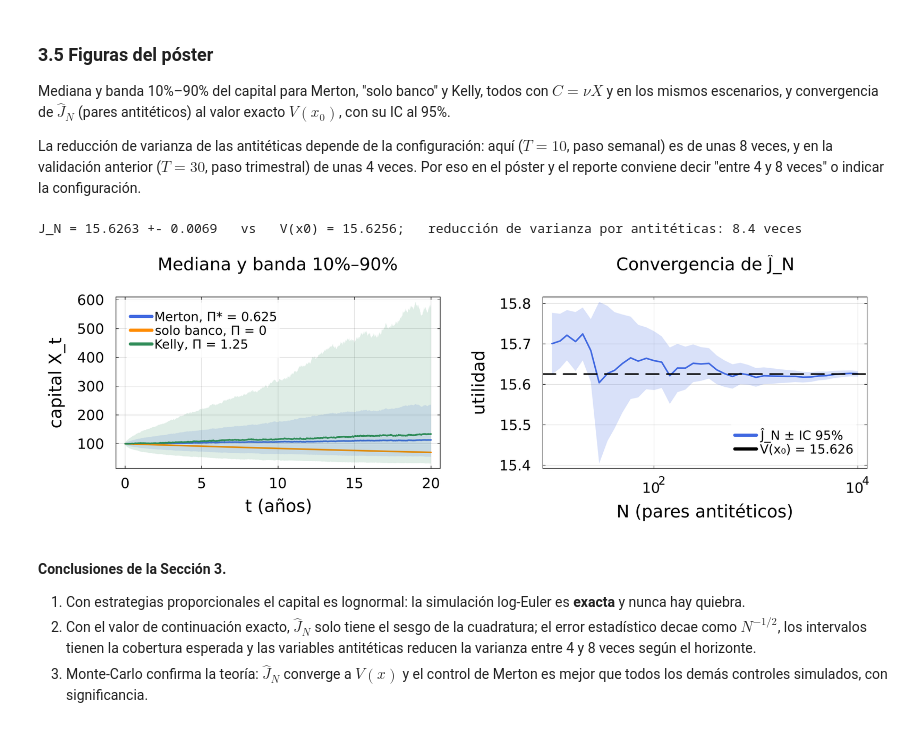
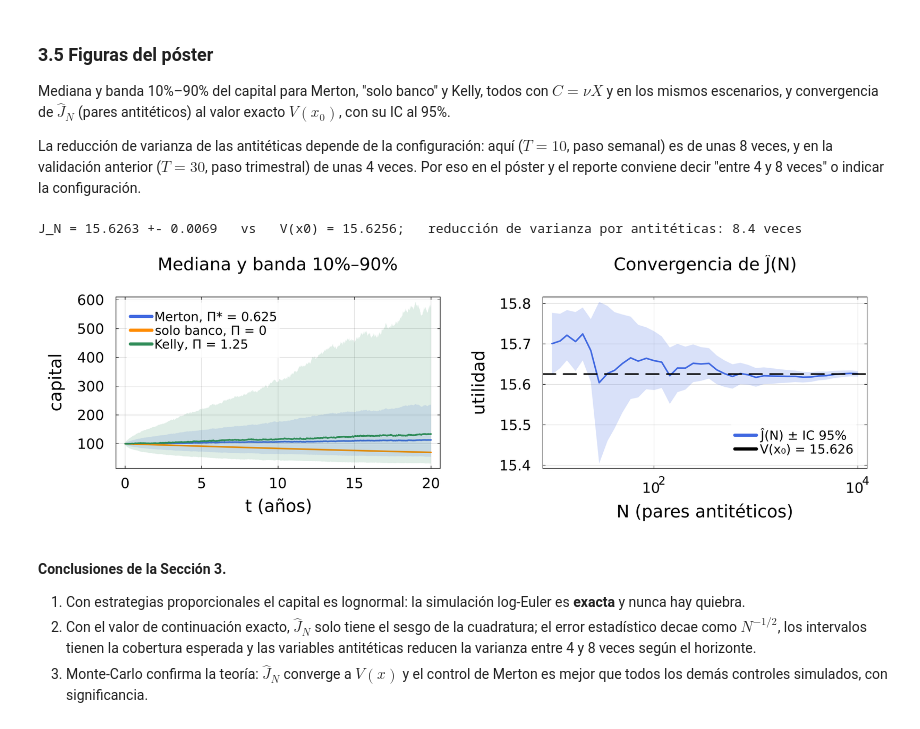
Before and after one commit to BonnieLagosGuerra/Problema-de-Merton-y-utilidad-CRRA, a Jupyter notebook: merton.ipynb, the cells around one changed output. Saved outputs shown, nothing was run; the diff lists cells and outputs as text; code cells hidden in the pictures.

```diff
--- a/merton.ipynb
+++ b/merton.ipynb
@@ -433,37 +433,37 @@ La reducción de varianza de las antitéticas depende de la configuración: aqu
 let
     Random.seed!(50)
     # (a) trayectorias con el esquema exacto, mismos escenarios para los tres controles
     T, h, N = 20.0, 1/52, 2000
     K = round(Int, T/h); t = h .* (0:K)
     Z = randn(K, N)
-    pa = plot(xlabel="t (años)", ylabel="capital X_t", title="Mediana y banda 10%–90%", legend=:topleft)
+    pa = plot(xlabel="t (años)", ylabel="capital", title="Mediana y banda 10%–90%", legend=:topleft)
     for (nombre, Pi, col) in [("Merton, Π* = 0.625", Pim, :royalblue), ("solo banco, Π = 0", 0.0, :darkorange),
                               ("Kelly, Π = 1.25", 2Pim, :seagreen)]
         X = simular_exacto(Pi, nu, Z, h)
         q = [quantile(X[k, :], [0.1, 0.5, 0.9]) for k in 1:K+1]
         med = getindex.(q, 2)
         plot!(pa, t, med, ribbon=(med .- getindex.(q, 1), getindex.(q, 3) .- med), fillalpha=0.15, color=col, label=nombre)
     end
     guardar(pa, "mc_trayectorias")
 
     # (b) convergencia de J_N con pares antitéticos (Prop. 3.4)
     T, h, N = 10.0, 1/52, 10_000
     Z = randn(round(Int, T/h), N)
     Y1 = utilidad_mc(Pim, nu, Z, h); Y2 = utilidad_mc(Pim, nu, -Z, h)
     Yp = (Y1 .+ Y2) ./ 2
     Ns = unique(round.(Int, exp10.(range(1, log10(N), length=40))))
     m = [mean(Yp[1:n]) for n in Ns]; s = [1.96*std(Yp[1:n])/sqrt(n) for n in Ns]
-    pb = plot(Ns, m, ribbon=s, fillalpha=0.2, color=:royalblue, xscale=:log10, label="Ĵ_N ± IC 95%",
-              xlabel="N (pares antitéticos)", ylabel="utilidad", title="Convergencia de Ĵ_N", legend=:bottomright)
+    pb = plot(Ns, m, ribbon=s, fillalpha=0.2, color=:royalblue, xscale=:log10, label="Ĵ(N) ± IC 95%",
+              xlabel="N (pares antitéticos)", ylabel="utilidad", title="Convergencia de Ĵ(N)", legend=:bottomright)
     hline!(pb, [V(par.x0)], ls=:dash, color=:black, label=@sprintf("V(x₀) = %.3f", V(par.x0)))
     guardar(pb, "mc_convergencia")
     @printf("J_N = %.4f +- %.4f   vs   V(x0) = %.4f;   reducción de varianza por antitéticas: %.1f veces\n",
             m[end], s[end], V(par.x0), (var(Y1)/2)/var(Yp))
     plot(pa, pb, layout=(1, 2), size=(1600, 540))
 end
 # %% [output]
 J_N = 15.6263 +- 0.0069   vs   V(x0) = 15.6256;   reducción de varianza por antitéticas: 8.4 veces
-[figure, old version]
+[figure, new version]
 # %% [markdown]
 **Conclusiones de la Sección 3.**
 1. Con estrategias proporcionales el capital es lognormal: la simulación log-Euler es **exacta** y nunca hay quiebra.
```
Also changed, not shown: parts of 4 cells of this notebook, 21 other files.
